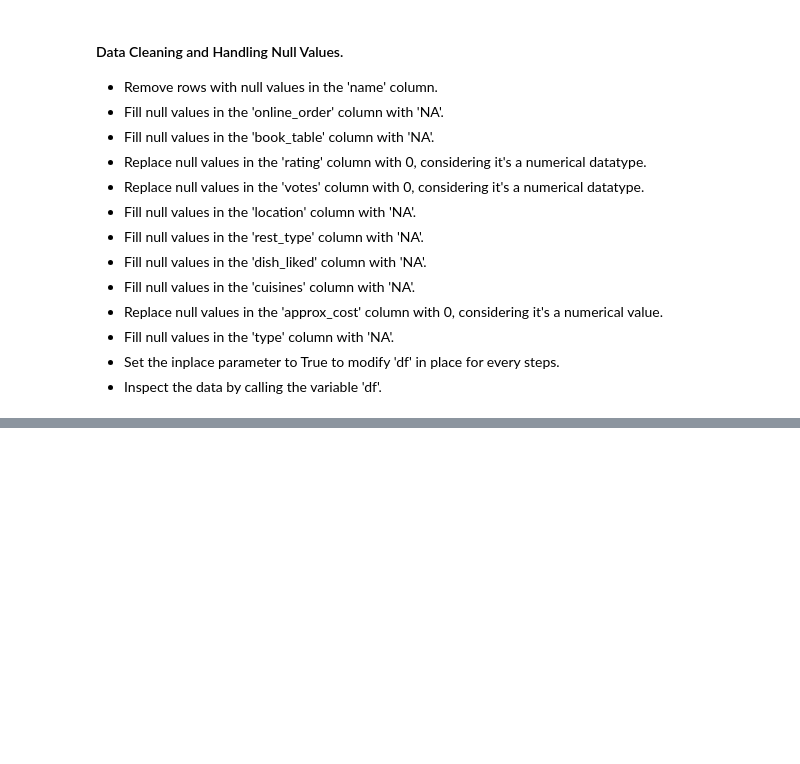
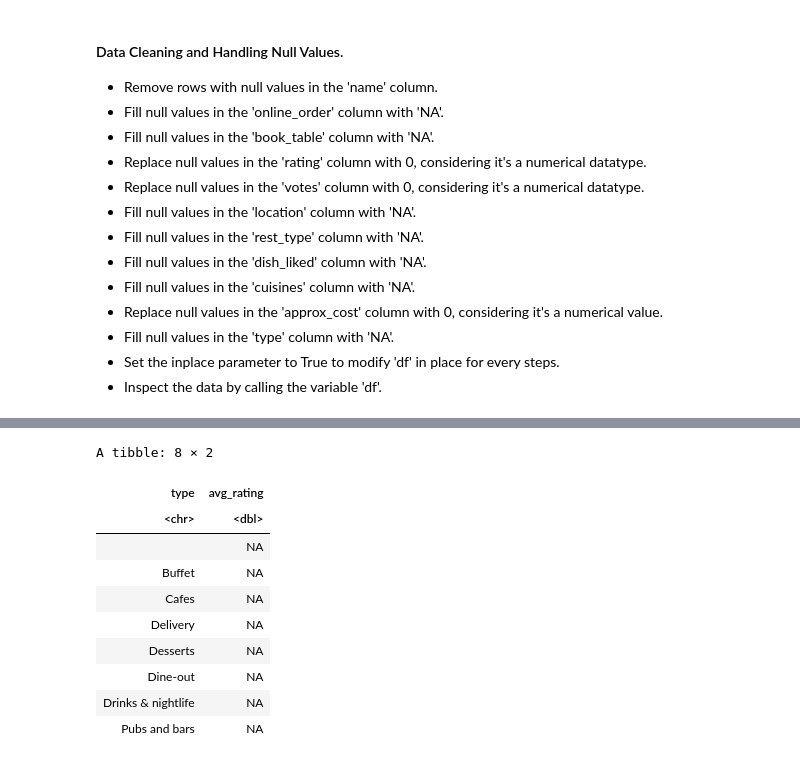
Before and after one commit to amithvardhan99/misc, a Jupyter notebook: Food Delivery App Data Analysis R/notebook.ipynb, the cells around one changed output, grey strips where cells are left out. Cells and saved outputs as stored; diff of their text form; code cells hidden in the pictures; blank space fills up the shorter version.

```diff
--- a/Food Delivery App Data Analysis R/notebook.ipynb
+++ b/Food Delivery App Data Analysis R/notebook.ipynb
@@ -61,0 +127,4 @@ for (i in names(df_3))
+# %%
+df_6[,"votes"] = as.double(df_6[,"votes"])
+total_votes = df_6 %>% group_by(online_order) %>% summarise(total_votes = sum(votes))
+total_votes
@@ -61,0 +160,22 @@ for (i in names(df_3))
+# %%
+df_6[,"rating"] = as.double(str_extract(df_6[,"rating"],"\\d+\\.\\d+"))
+a = group_by(df_6,type)
+no_of_restaurants = summarise(a,no_of_restaurants=n())
+total_votes = summarise(a,total_votes=sum(votes))
+df_a = na.omit(df_6)
+b = group_by(df_a,type)
+avg_rating = summarise(b,avg_rating=mean(rating))
+# %%
+avg_rating
+# %% [output]
+A tibble: 8 × 2
+| type | avg_rating |
+| <chr> | <dbl> |
+|  | NA |
+| Buffet | NA |
+| Cafes | NA |
+| Delivery | NA |
+| Desserts | NA |
+| Dine-out | NA |
+| Drinks & nightlife | NA |
+| Pubs and bars | NA |
```
Also changed, not shown: parts of 12 cells of this notebook, 1 other file.
